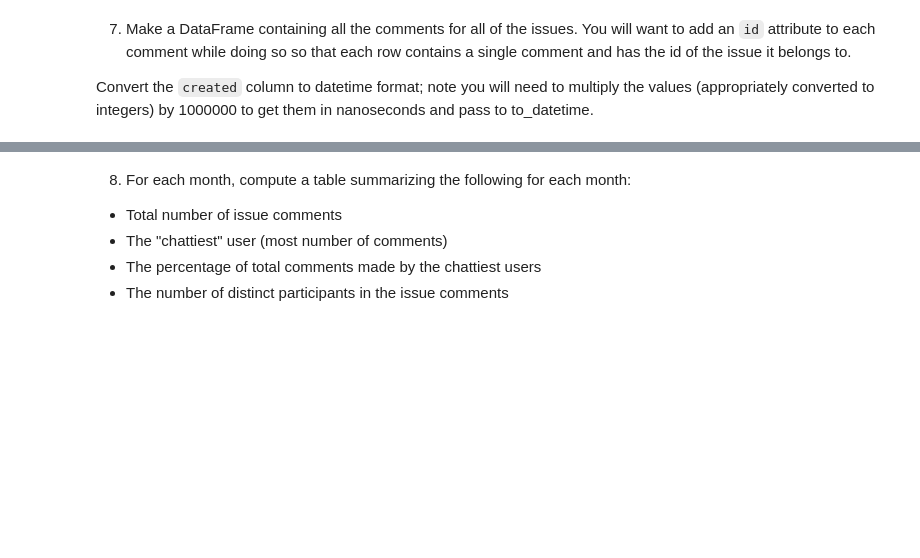
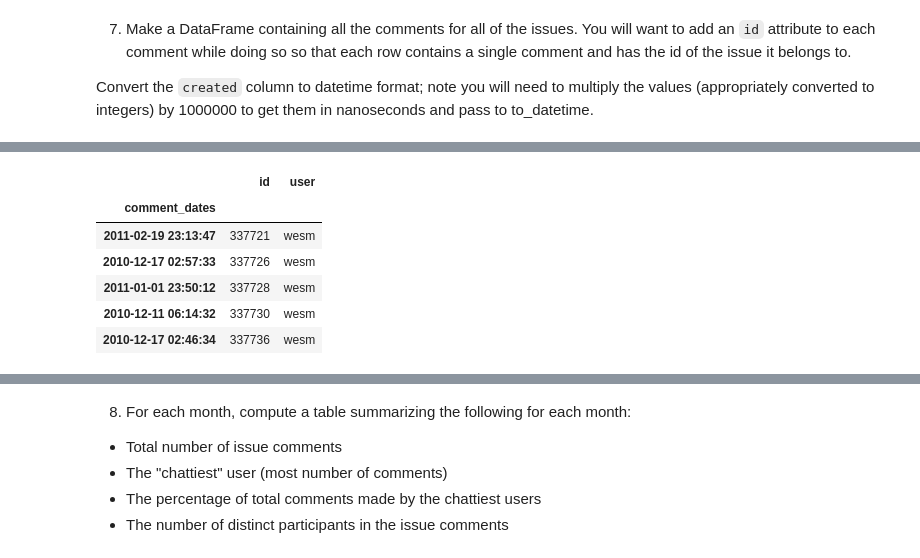
Before and after one commit to Phononic/Sean_Lubner_250HWs, a Jupyter notebook: hw7/hw7.ipynb, the cells around one changed output, grey strips where cells are left out. Drawn from its saved outputs; the diff is of its cells as text; code cells hidden in the pictures; blank space fills up the shorter version.

```diff
--- a/hw7/hw7.ipynb
+++ b/hw7/hw7.ipynb
@@ -163,12 +105,19 @@ df_raw2 = df_raw2[ [not x for x in df_raw2.id.duplicated()] ] # remove duplicate
 # list of issue creation times, extracted from comment
 comment_creations = []
 ids = []
-for my_id in df_raw2.id[:20]:
+users = []
+for my_id in df_raw2.id:
     for comment in df_raw2[df_raw2.id == my_id].comments.values[0]:
-        comment_creations.append(pd.to_datetime(int(comment['created'])*1000000))
+        comment_creations.append(pd.to_datetime(int(comment['created'])*1000000)) # do the conversion here
         ids.append(my_id)
+        users.append(df_raw2[df_raw2.id == my_id].user.values[0])
 #comment_creations2 = [pd.to_datetime(int(x[0]['created'])*1000000) for x in df_raw2.comments[:]]
 
-for i in xrange(len(comment_creations)):
-    print 'id:', ids[i], ', with comment creation:', comment_creations[i]
+# Create the DataFrame directly with the already-converted comment creation dates
+comments = pd.DataFrame({'id': pd.Series(ids), 'comment_dates': pd.Series(comment_creations),
+                         'user':pd.Series(users)})
+comments.user = comments.user.apply(lambda x: x['login'])
+#comments.sort_index(by='comment_dates', inplace=True) # make sure it's sorted
+comments.set_index('comment_dates', inplace=True)
+comments.head()
 # %% [output]
@@ -191,0 +124,7 @@ id: 428564 , with comment creation: 2010-12-17 02:45:20
+|  | id | user |
+| comment_dates |  |  |
+| 2011-02-19 23:13:47 | 337721 | wesm |
+| 2010-12-17 02:57:33 | 337726 | wesm |
+| 2011-01-01 23:50:12 | 337728 | wesm |
+| 2010-12-11 06:14:32 | 337730 | wesm |
+| 2010-12-17 02:46:34 | 337736 | wesm |
```
Also changed, not shown: parts of 11 cells of this notebook.
